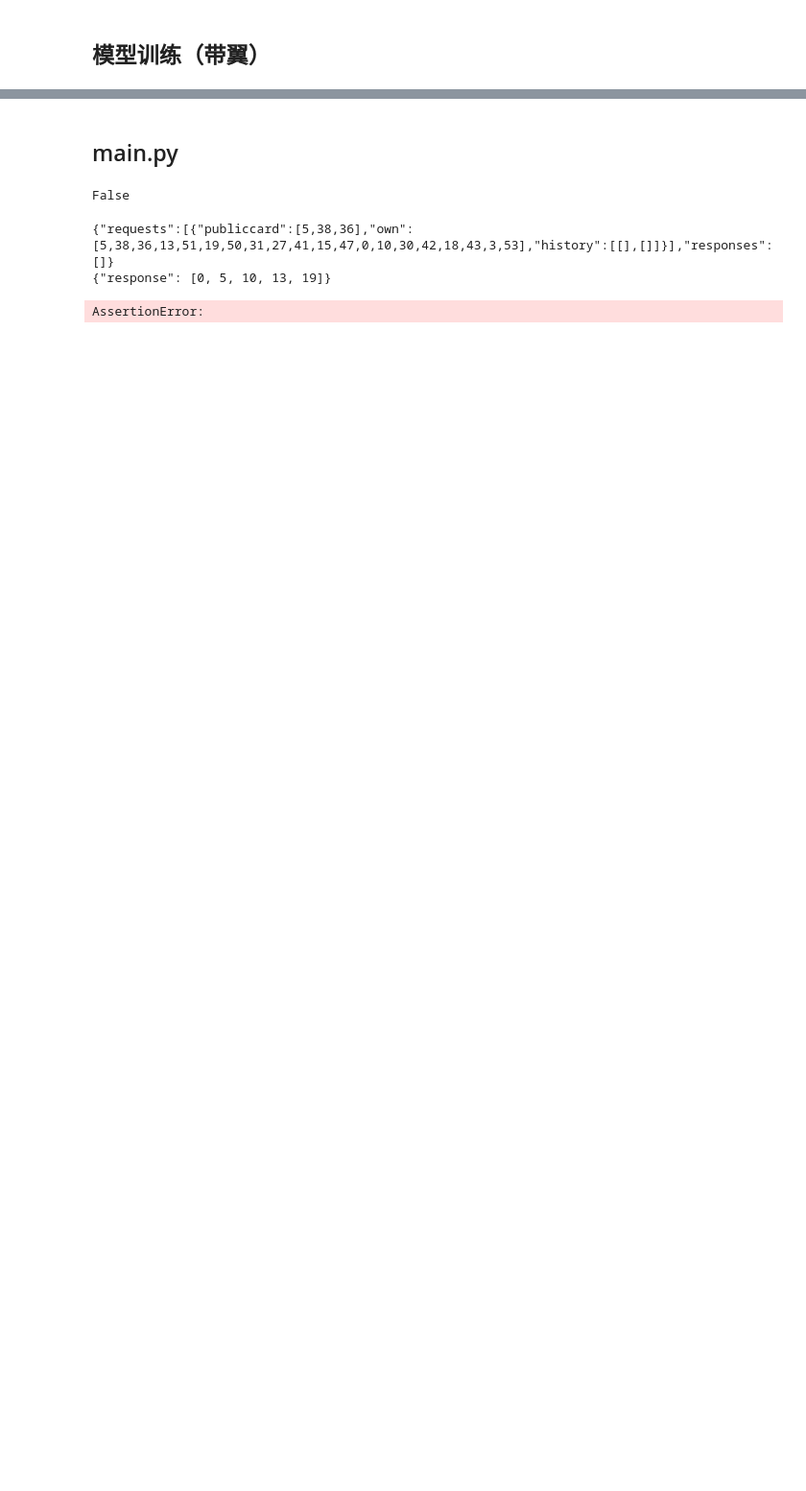
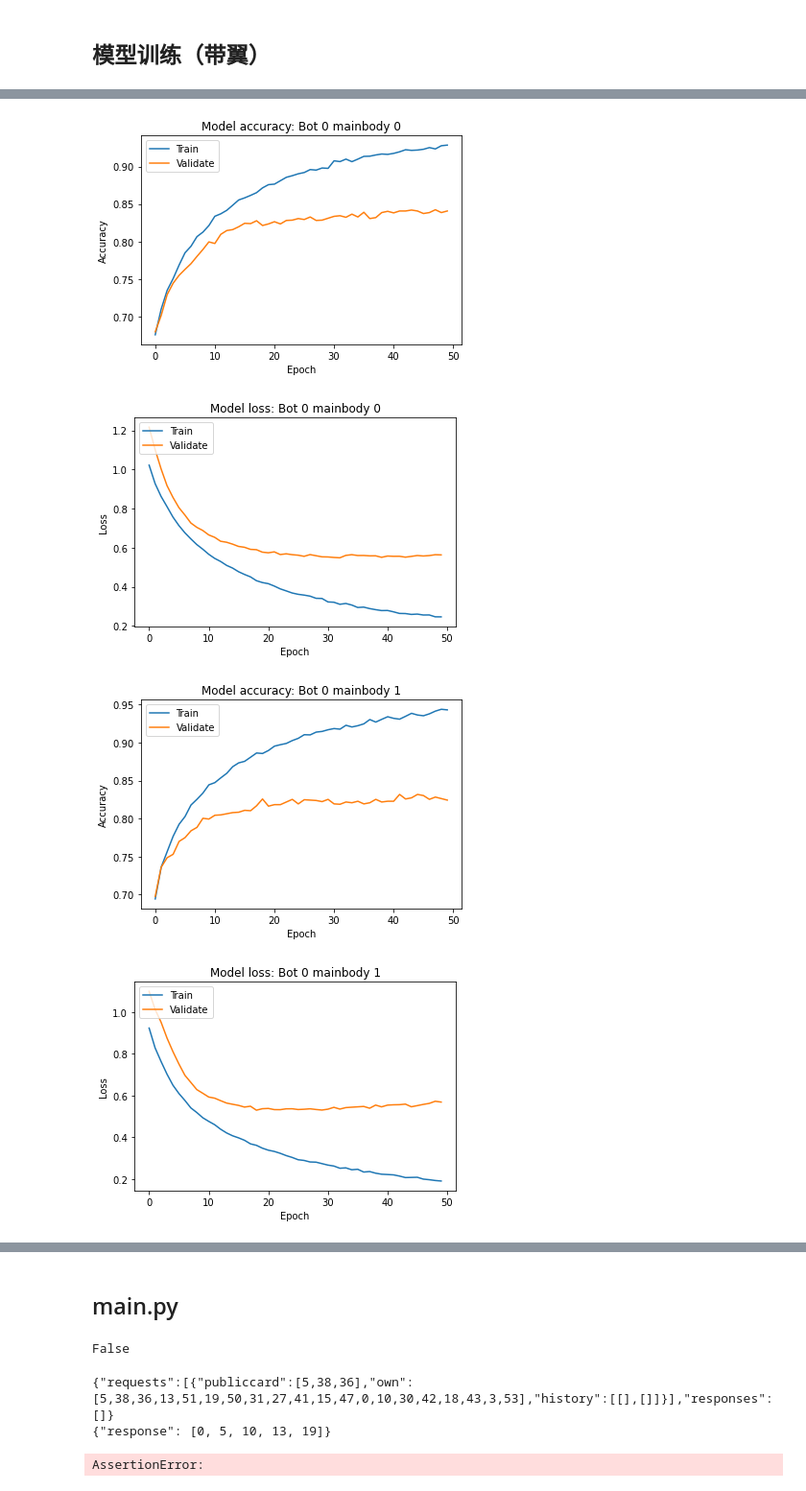
Before and after one commit to zusuyu/fightlandlord_imitation, a Jupyter notebook: train.ipynb, the cells around one changed output, grey strips where cells are left out. Shown at 96% size. Drawn from its saved outputs; the diff is of its cells as text; code cells hidden in the pictures; blank space fills up the shorter version.

```diff
--- a/train.ipynb
+++ b/train.ipynb
@@ -30,7 +30,7 @@ aigame_botid = ["6048fc6b81fb3b738e911e3b",
                "6048fd3781fb3b738e9138ac",
                "6048fd7981fb3b738e9140fc",
                "6048fda981fb3b738e914488"]
-_idx = 3
+_idx = 0
 
 def get_all_json(cwd):
     cur_dir = os.listdir(cwd)
@@ -399,2 +399,8 @@ _input_size =  495
 # %% [markdown]
 如果读的是aigame的第一个bot，那么五个数据集的大小应该分别是 23785 20027 21129 6697 957
+# %%
+for k in range(3):
+    print(torch.tensor([1.0 / m.sum() for m in DS1[k].M]).sum() / len(DS1[k].M))
+
+for k in range(2):
+    print(torch.tensor([1.0 / m.sum() for m in DS2[k].M]).sum() / len(DS2[k].M))
@@ -449,6 +461,7 @@ def train(net, data_loader, data_size, criterion, optimizer):
         loss = criterion(output, y)
         loss.backward()
         optimizer.step()
+        x, m, y = x.cpu(), m.cpu(), y.cpu()
 
     total_correct = 0
     avg_loss = 0.0
@@ -457,13 +470,14 @@ def train(net, data_loader, data_size, criterion, optimizer):
         output = net(x, m)
         avg_loss += criterion(output, y)
         output = output.cpu()
-        y = y.cpu()
+        x, m, y = x.cpu(), m.cpu(), y.cpu()
         pred = getPred(output)
         total_correct += (pred == y.detach().numpy()).sum()
     avg_loss /= data_size
     cur_acc = float(total_correct) / data_size
     print('Training Avg. Loss: %f, Accuracy: %f' % (avg_loss, cur_acc))
-    return avg_loss, cur_acc
+    # print(avg_loss, cur_acc)
+    return avg_loss.item(), cur_acc
 
 def valid(net, data_loader, data_size, criterion, model_name):
     global best_acc, best_loss
@@ -475,7 +489,7 @@ def valid(net, data_loader, data_size, criterion, model_name):
         output = net(x, m)
         avg_loss += criterion(output, y)
         output = output.cpu()
-        y = y.cpu()
+        x, m, y = x.cpu(), m.cpu(), y.cpu()
         pred = getPred(output)
         total_correct += (pred == y.detach().numpy()).sum()
 
@@ -487,7 +501,8 @@ def valid(net, data_loader, data_size, criterion, model_name):
         best_acc = cur_acc
         best_loss = avg_loss
         torch.save(net, './model/best_model_for_' + model_name + '.pt')
-    return avg_loss, cur_acc
+    # print(avg_loss, cur_acc)
+    return avg_loss.item(), cur_acc
 # %%
 class RealCE(nn.Module):
     def __init__(self):
@@ -581,7 +596,7 @@ for i in range(2):
 
     for epoch in range(50):
         print("epoch = ", epoch)
-        tmp = (0, 0, 0, 0)
+        tmp = [0, 0, 0, 0]
         tmp[0], tmp[1] = train(net, data_loader = train_loader,
                                data_size = train_size,
                                criterion = RealCE(),
@@ -596,0 +630,26 @@ for i in range(2):
+# %%
+import matplotlib.pyplot as plt
+
+for name, mx in [('mainbody', 3), ('bywings', 2)]:
+    for k in range(mx):
+        h = record[f'{name}{k}']
+        plt.plot(h[1])
+        plt.plot(h[3])
+        plt.title(f'Model accuracy: Bot {_idx} {name} {k}')
+        plt.ylabel('Accuracy')
+        plt.xlabel('Epoch')
+        plt.legend(['Train', 'Validate'], loc='upper left')
+        plt.show()
+
+        plt.plot(h[0])
+        plt.plot(h[2])
+        plt.title(f'Model loss: Bot {_idx} {name} {k}')
+        plt.ylabel('Loss')
+        plt.xlabel('Epoch')
+        plt.legend(['Train', 'Validate'], loc='upper left')
+        plt.show()
+# %% [output]
+[figure, added]
+[figure, added]
+[figure, added]
+[figure, added]
```
Also changed, not shown: parts of 8 cells of this notebook, 5 other files.
